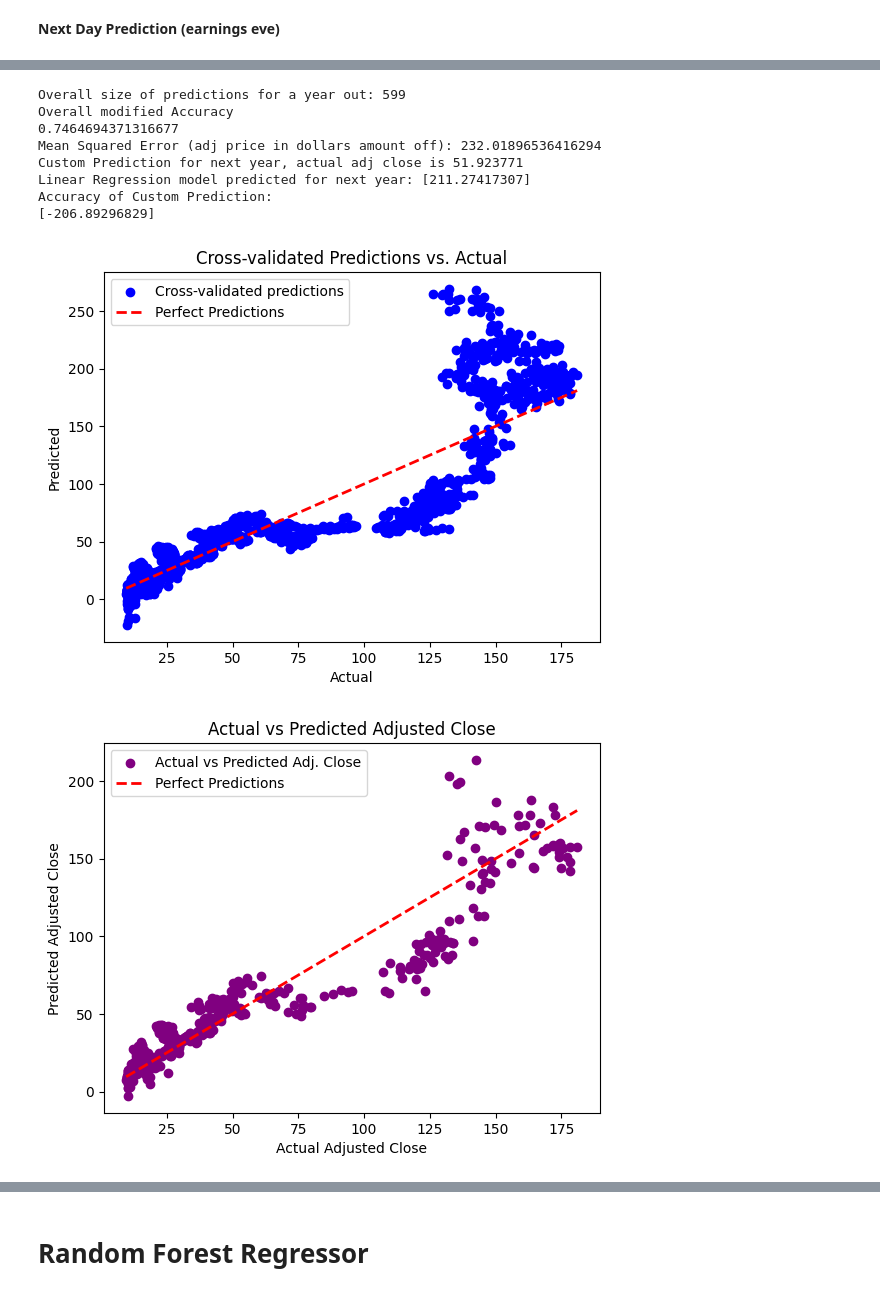
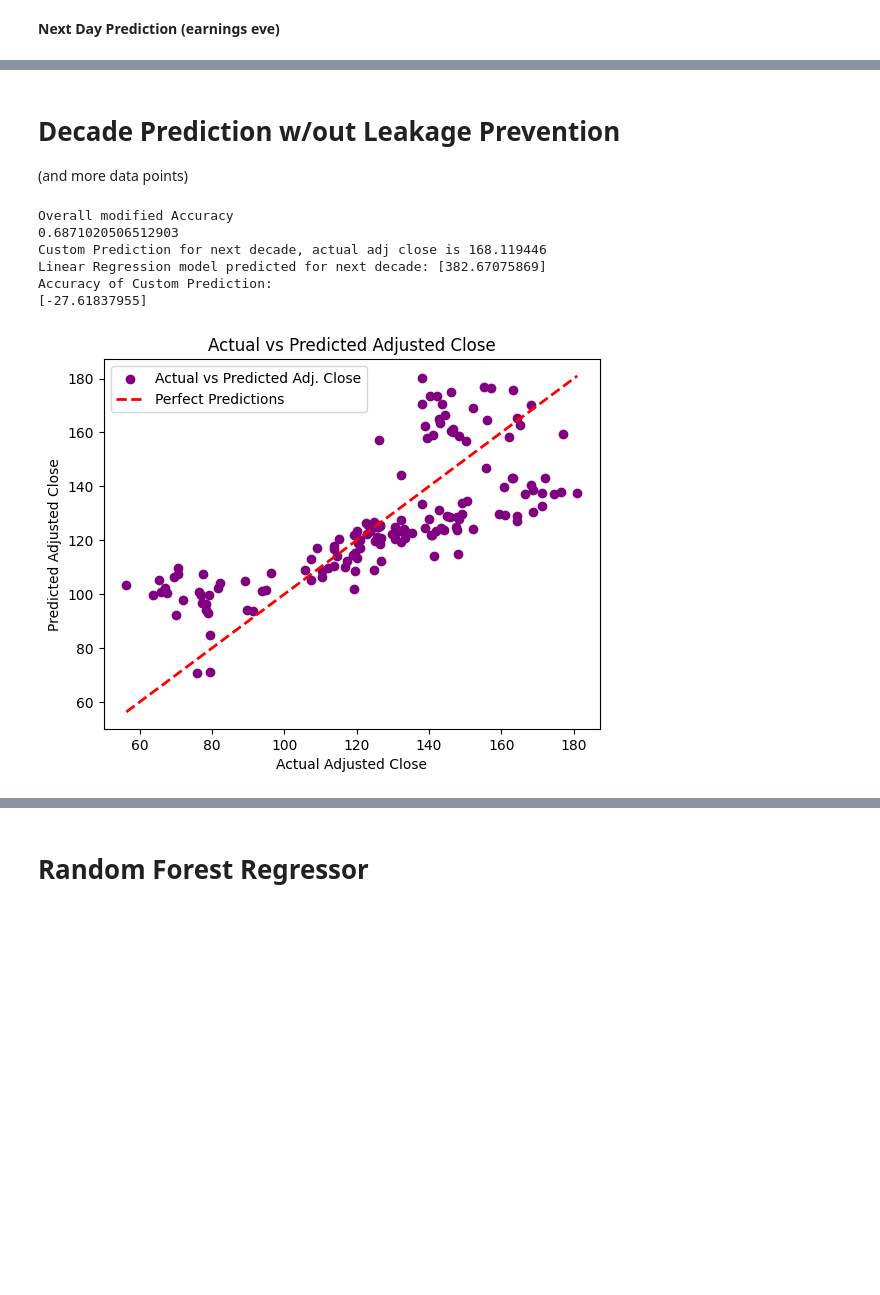
Before and after one commit to EliMartian/aapl_stock, a Jupyter notebook: aapl_stock_research.ipynb, the cells around one changed output, grey strips where cells are left out. Drawn from its saved outputs; the diff is of its cells as text; code cells hidden in the pictures; blank space fills up the shorter version.

Commit message:
added graphs for 2032 for fnn and lr

```diff
--- a/aapl_stock_research.ipynb
+++ b/aapl_stock_research.ipynb
@@ -439,10 +684,16 @@ To determine the 250 value as the proper amount to shift, I used the .tail() met
+# %% [markdown]
+# Decade Prediction w/out Leakage Prevention
+
+(and more data points)
 # %%
 # Reset the df back to pre-shift to prepare for the monthly shift
 df_aapl = pd.read_csv('AAPL.csv')
 
+df_aapl = df_aapl.dropna(subset=['Date'])
+
 # Assign the target adj close (what we are trying to predict)
-# to be the adjusted close of the row approximately one year (250 business market open) days later
-df_aapl['Target Adj Close'] = df_aapl['Adj Close'].shift(-250)
+# to be the adjusted close of the row approximately 2520 business (market open) days later to simulate a decade later
+df_aapl['Target Adj Close'] = df_aapl['Adj Close'].shift(-2520)
 
 # Drop the last row to handle NaN values created by the shift
 df_aapl = df_aapl.dropna()
@@ -461,13 +712,9 @@ X_aapl = df_aapl_non.drop(['Adj Close', 'Target Adj Close', 'Date', 'Estimated E
 # Split the data into training and testing sets
 X_train, X_test, y_train, y_test = train_test_split(X_aapl, y_aapl, test_size=0.2)
 
-# Create a StandardScaler
+# Create a StandardScaler and scale train and test data
 scaler = StandardScaler()
-
-# Fit and transform the scaler on the training data
 X_train_scaled = scaler.fit_transform(X_train)
-
-# Transform the test data using the scaler
 X_test_scaled = scaler.transform(X_test)
 
 # Create a linear regression model
@@ -481,13 +728,22 @@ linear_regression_model.fit(X_train_scaled, y_train)
 
 # Make predictions on the scaled test data
 predictions = linear_regression_model.predict(X_test_scaled)
+df_aapl_total = pd.read_csv('AAPL.csv')
+df_aapl_total = df_aapl_total.dropna(subset=['Date'])
+X_aapl_total = df_aapl_total.drop(['Adj Close', 'Date', 'Estimated EPS', 'Actual EPS'], axis=1)
+
+# Create a new value for all predictions
+X_total_scaled = scaler.transform(X_aapl_total)
 
 # Create a DataFrame with cross-validated predictions
-results_df = pd.DataFrame({'Predicted': predictions, 'Actual': y_test})
+results_df_lr_fake = pd.DataFrame({'Predicted': predictions, 'Actual': y_test})
+results_df_lr_fake = results_df_lr_fake.dropna()
+
 # Zip the predictions and test values together for ease
-results_tuples = list(zip(predictions, y_test))
+results_tuples = list(zip(predictions, y_test_lr))
 
-print(f"Overall size of predictions for a year out: {len(results_df)}")
+predictions_total = linear_regression_model.predict(X_total_scaled)
+results_total_df_lr = pd.DataFrame({'Predicted': predictions_total})
 
 # This accuracy represents how "off" the results are between our prediction for each row and the actual value
 # of the adjusted close (using abs val)
@@ -496,60 +752,47 @@ print("Overall modified Accuracy")
 print(np.mean(Abs_accuracy))
 
 # Evaluate the performance of the regression model
-mse = mean_squared_error(y_test, predictions)
-print(f"Mean Squared Error (adj price in dollars amount off): {mse}")
 
 # Takes in open, high, low, close, volume, earnings (0 for non earnings tomorrow 1 for earnings tomorrow)
-# below is an example value of a non-earnings day sequence provided as an example (2018-08-21)
-# custom_values = np.array([[54.200001,54.297501,53.507500,53.759998,104639200,0]])
+# below is an example value of a non-earnings day sequence provided as an example (2012-02-14)
+# custom_values = np.array([[18.023571,18.198570,17.928572,18.195000,460398400,0]])
 
-custom_values = np.array([[181.27,183.89,180.97,183.79,54274900,0]])
+custom_values = np.array([[66.945000,68.139999,66.830002,67.864998,137310400,0]])
 
-# This would be the adj close at date 2019-08-21
-actual_adj_value = 51.923771
+
+# This would be the date (2022-02-14)
+actual_adj_value = 168.119446
 
 # Scale the custom input values using a standard scaker
 custom_values_scaled = scaler.transform(custom_values)
 
 # Make predictions with the linear regression model
-# for our custom values (test example 2018-08-21 predicting 2019-08-21)
+# for our custom values (test example 2012-02-14 predicting 2022-02-14
 custom_predictions = linear_regression_model.predict(custom_values_scaled)
 
 # Print the predictions
-print(f"Custom Prediction for next year, actual adj close is {actual_adj_value}")
-print(f"Linear Regression model predicted for next year: {custom_predictions}")
+print(f"Custom Prediction for next decade, actual adj close is {actual_adj_value}")
+print(f"Linear Regression model predicted for next decade: {custom_predictions}")
 
 print("Accuracy of Custom Prediction:")
 print((1 - np.abs(1 - custom_predictions / actual_adj_value)) * 100)
 
-# Plot the results of cross-validated predictions
-plt.scatter(y_aapl, predicted, color='blue', label='Cross-validated predictions')
-plt.plot([y_aapl.min(), y_aapl.max()], [y_aapl.min(), y_aapl.max()], linestyle='--', color='red', linewidth=2, label='Perfect Predictions')
-plt.xlabel('Actual')
-plt.ylabel('Predicted')
-plt.title('Cross-validated Predictions vs. Actual')
-plt.legend()
-plt.show()
-
 # Plot the actual difference between the predicted and actual adjusted close
-plt.scatter(results_df['Actual'], results_df['Predicted'], color='purple', label='Actual vs Predicted Adj. Close')
+plt.scatter(results_df_lr_fake['Actual'], results_df_lr_fake['Predicted'], color='purple', label='Actual vs Predicted Adj. Close')
 
 # Plot a diagonal line representing perfect predictions
-plt.plot([results_df['Actual'].min(), results_df['Actual'].max()], [results_df['Actual'].min(), results_df['Actual'].max()], linestyle='--', color='red', linewidth=2, label='Perfect Predictions')
+plt.plot([results_df_lr_fake['Actual'].min(), results_df_lr_fake['Actual'].max()], [results_df_lr_fake['Actual'].min(), results_df_lr_fake['Actual'].max()], linestyle='--', color='red', linewidth=2, label='Perfect Predictions')
 
 plt.xlabel('Actual Adjusted Close')
 plt.ylabel('Predicted Adjusted Close')
 plt.title('Actual vs Predicted Adjusted Close')
 plt.legend()
 plt.show()
 # %% [output]
-Overall size of predictions for a year out: 599
 Overall modified Accuracy
-0.7464694371316677
-Mean Squared Error (adj price in dollars amount off): 232.01896536416294
-Custom Prediction for next year, actual adj close is 51.923771
-Linear Regression model predicted for next year: [211.27417307]
+0.6871020506512903
+Custom Prediction for next decade, actual adj close is 168.119446
+Linear Regression model predicted for next decade: [382.67075869]
 Accuracy of Custom Prediction:
-[-206.89296829]
+[-27.61837955]
-[figure, old version]
+[figure, new version]
-[figure, removed]
```
Also changed, not shown: parts of 37 cells of this notebook, 1 other file.
